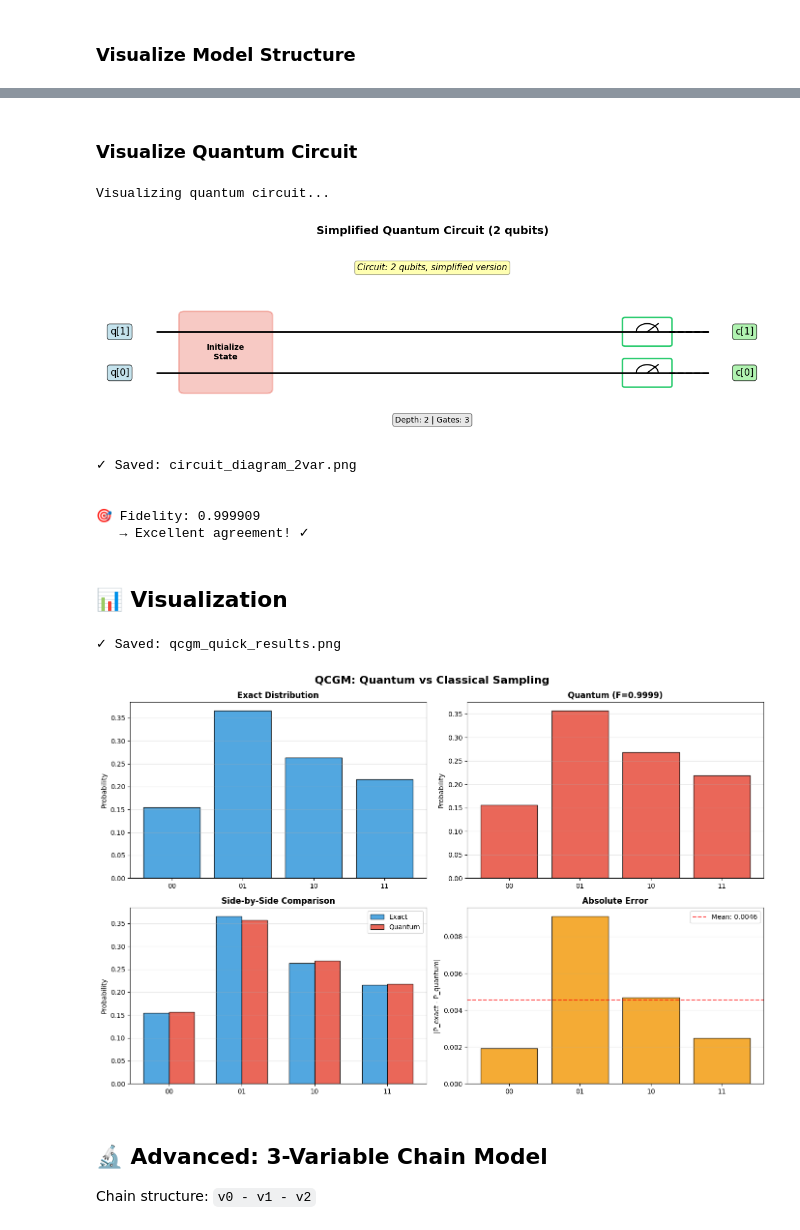
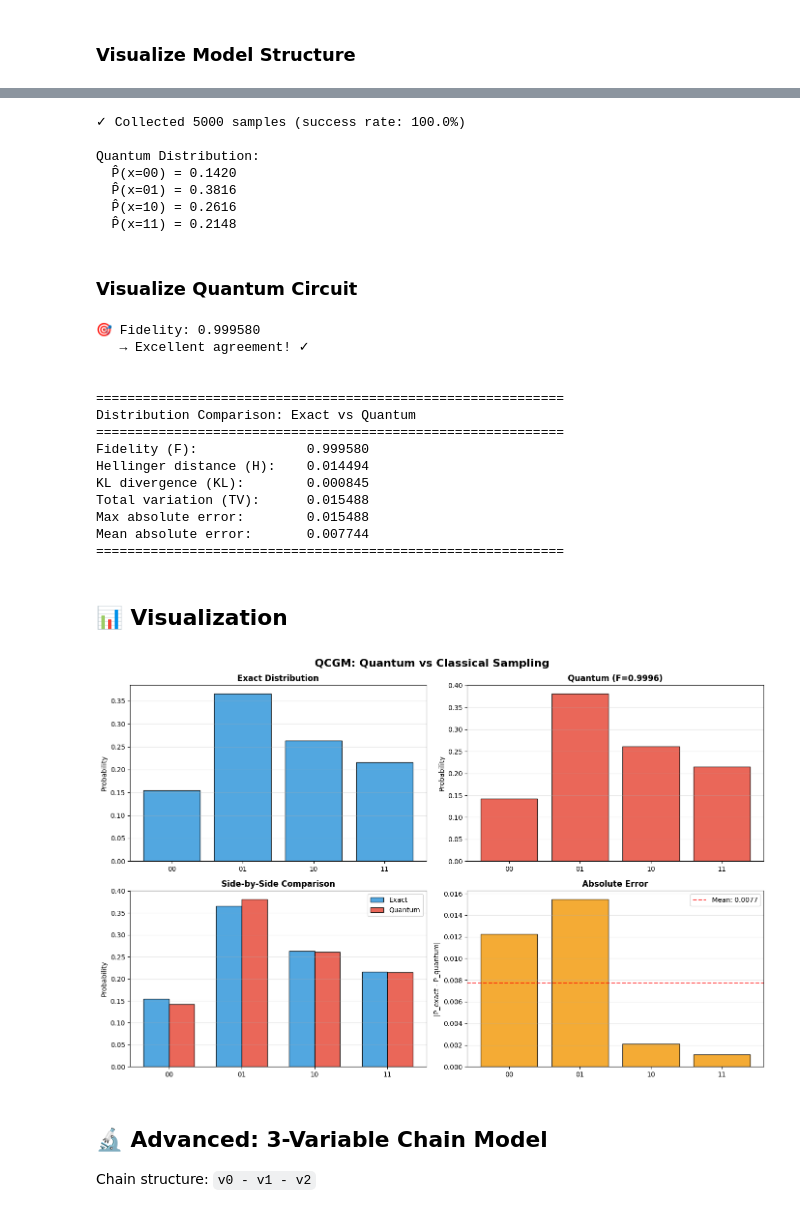
Before and after one commit to arulrhikm/QuantumDGM, a Jupyter notebook: examples/demo_notebook.ipynb, the cells around one changed output, grey strips where cells are left out. Drawn from its saved outputs; the diff is of its cells as text; code cells hidden in the pictures.

Commit message:
final working version of QuantumDGMs, forgot to push

```diff
--- a/examples/demo_notebook.ipynb
+++ b/examples/demo_notebook.ipynb
@@ -15,9 +17,9 @@ import numpy as np
 import matplotlib.pyplot as plt
 
 np.random.seed(42)
-plt.rcParams['figure.figsize'] = (14, 10)
+plt.rcParams['figure.figsize'] = (12, 8)
 
-# %%
+# Import QCGM modules
 from qcgm import (
     DiscreteGraphicalModel,
     QCGMSampler,
@@ -27,13 +29,16 @@ from qcgm import (
     compare_distributions,
     print_comparison,
     generate_state_labels,
+)
+
+# Import visualization functions
+from qcgm import (
     visualize_graphical_model,
     visualize_circuit_diagram,
     compare_model_structures,
     plot_distribution_comparison,
     analyze_circuit_complexity,
-    show_qiskit_circuit
 )
 
-print("✓ Imports successful\n")
+print("✓ All imports successful!")
 # %% [output]
@@ -106,39 +82,61 @@ Quantum Distribution:
+# %%
+# Create sampler and run quantum circuit
+sampler = QCGMSampler(model)
+samples, success_rate = sampler.sample(n_samples=5000, simplified=True)
+
+# Estimate distribution from samples
+quantum_probs = estimate_distribution(samples, n_vars=2)
+
+print(f"✓ Collected {len(samples)} samples (success rate: {success_rate:.1%})\n")
+
+print("Quantum Distribution:")
+for label, prob in zip(labels, quantum_probs):
+    print(f"  P̂(x={label}) = {prob:.4f}")
+# %% [output]
+✓ Collected 5000 samples (success rate: 100.0%)
+
+Quantum Distribution:
+  P̂(x=00) = 0.1420
+  P̂(x=01) = 0.3816
+  P̂(x=10) = 0.2616
+  P̂(x=11) = 0.2148
 # %% [markdown]
 ### Visualize Quantum Circuit
-# %%
-# Visualize the circuit
-print("\nVisualizing quantum circuit...")
-fig_circuit = visualize_circuit_diagram(model, sampler,
-                                       "Simplified Quantum Circuit (2 qubits)",
-                                       save_path='circuit_diagram_2var.png')
-plt.show()
-print("✓ Saved: circuit_diagram_2var.png\n")
-
 # %%
 # Compare distributions
 fidelity = compute_fidelity(exact_probs, quantum_probs)
 
-print(f"\n🎯 Fidelity: {fidelity:.6f}")
+print(f"🎯 Fidelity: {fidelity:.6f}")
 if fidelity > 0.99:
     print("   → Excellent agreement! ✓")
+
+# Full comparison metrics
+print("\n")
+metrics = compare_distributions(exact_probs, quantum_probs, labels=('Exact', 'Quantum'))
+print_comparison(metrics)
 # %% [output]
-Visualizing quantum circuit...
+🎯 Fidelity: 0.999580
+   → Excellent agreement! ✓
+
+
+============================================================
+Distribution Comparison: Exact vs Quantum
+============================================================
+Fidelity (F):              0.999580
+Hellinger distance (H):    0.014494
+KL divergence (KL):        0.000845
+Total variation (TV):      0.015488
+Max absolute error:        0.015488
+Mean absolute error:       0.007744
+============================================================
-[figure, removed]
-✓ Saved: circuit_diagram_2var.png
-
-
-🎯 Fidelity: 0.999909
-   → Excellent agreement! ✓
 # %% [markdown]
 ## 📊 Visualization
 # %%
-fig = plot_distribution_comparison(exact_probs, quantum_probs, labels, fidelity,
-                                  save_path='qcgm_quick_results.png')
-print("✓ Saved: qcgm_quick_results.png")
+# Visualize comparison
+fig = plot_distribution_comparison(exact_probs, quantum_probs, labels, fidelity)
 plt.show()
 # %% [output]
-✓ Saved: qcgm_quick_results.png
-[figure, old version]
+[figure, new version]
 # %% [markdown]
 ## 🔬 Advanced: 3-Variable Chain Model
 
```
Also changed, not shown: parts of 21 cells of this notebook, 31 other files.
